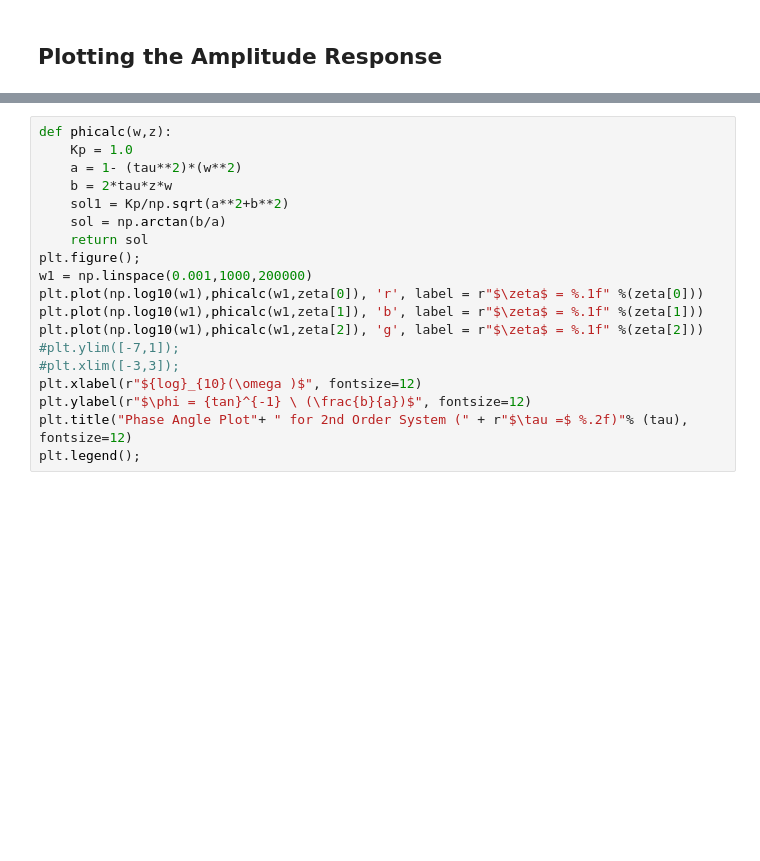
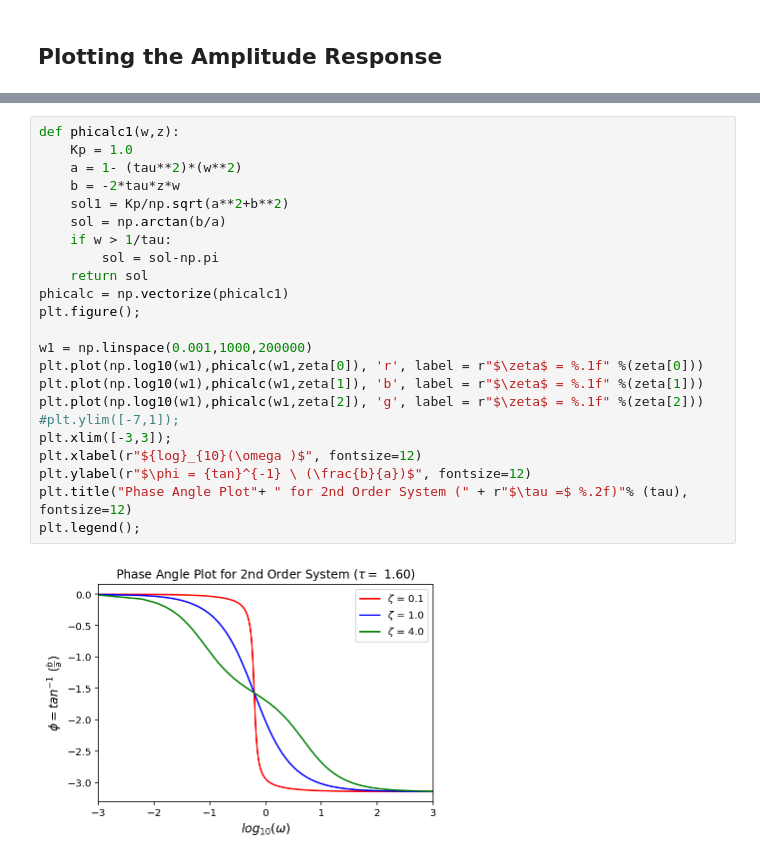
Before and after one commit to rajasmehendale/Process_Control_Simulations, a Jupyter notebook: Rajas_Mehendale_Homework_3.ipynb, the cells around one changed output, grey strips where cells are left out. Saved outputs shown, nothing was run; the diff lists cells and outputs as text; blank space fills up the shorter version.

```diff
--- a/Rajas_Mehendale_Homework_3.ipynb
+++ b/Rajas_Mehendale_Homework_3.ipynb
@@ -82,19 +83,25 @@ plt.legend();
 # %%
-def phicalc(w,z):
+def phicalc1(w,z):
     Kp = 1.0
     a = 1- (tau**2)*(w**2)
-    b = 2*tau*z*w
+    b = -2*tau*z*w
     sol1 = Kp/np.sqrt(a**2+b**2)
     sol = np.arctan(b/a)
+    if w > 1/tau:
+        sol = sol-np.pi
     return sol
+phicalc = np.vectorize(phicalc1)
 plt.figure();
+
 w1 = np.linspace(0.001,1000,200000)
 plt.plot(np.log10(w1),phicalc(w1,zeta[0]), 'r', label = r"$\zeta$ = %.1f" %(zeta[0]))
 plt.plot(np.log10(w1),phicalc(w1,zeta[1]), 'b', label = r"$\zeta$ = %.1f" %(zeta[1]))
 plt.plot(np.log10(w1),phicalc(w1,zeta[2]), 'g', label = r"$\zeta$ = %.1f" %(zeta[2]))
 #plt.ylim([-7,1]);
-#plt.xlim([-3,3]);
+plt.xlim([-3,3]);
 plt.xlabel(r"${log}_{10}(\omega )$", fontsize=12)
 plt.ylabel(r"$\phi = {tan}^{-1} \ (\frac{b}{a})$", fontsize=12)
 plt.title("Phase Angle Plot"+ " for 2nd Order System (" + r"$\tau =$ %.2f)"% (tau), fontsize=12)
 plt.legend();
+# %% [output]
+[figure, added]
```
Also changed, not shown: parts of 3 cells of this notebook, 3 other files.
